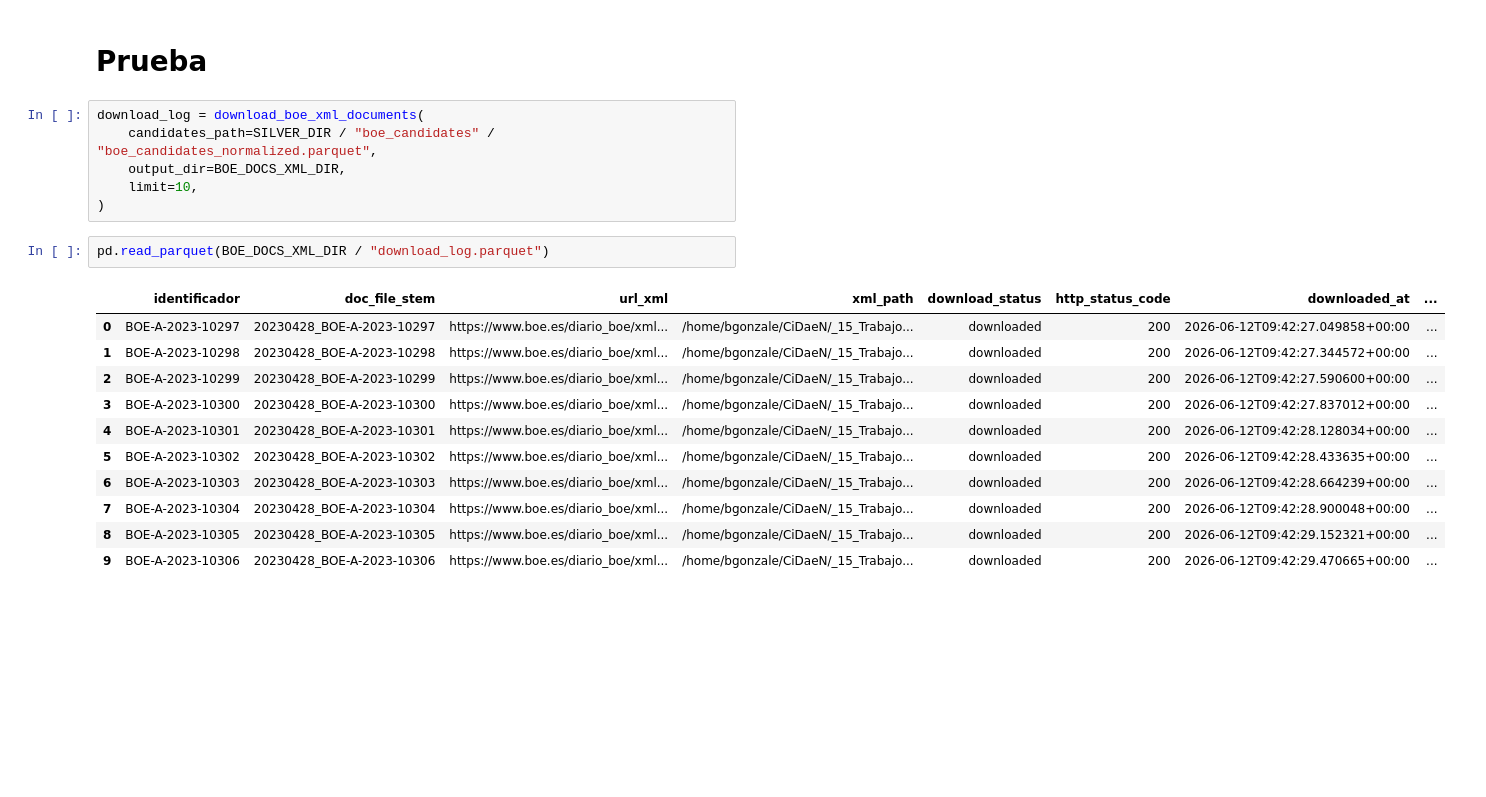
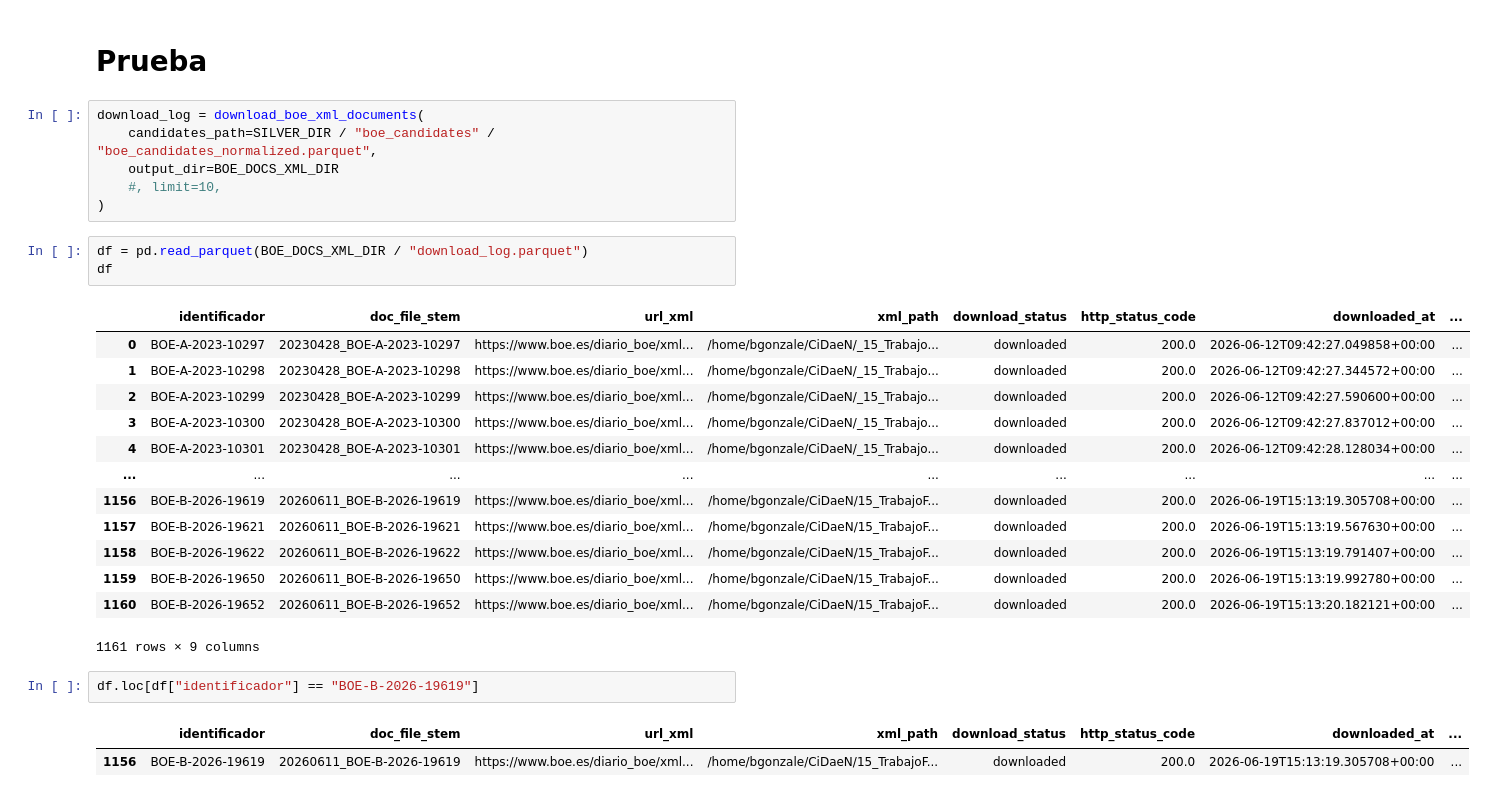
Before and after one commit to bererei/tfm-renewables-permitting-tracker, a Jupyter notebook: notebooks/04_texto_candidatos_xml.ipynb, the cells around one changed output. Saved outputs shown, nothing was run; the diff lists cells and outputs as text; blank space fills up the shorter version.

```diff
--- a/notebooks/04_texto_candidatos_xml.ipynb
+++ b/notebooks/04_texto_candidatos_xml.ipynb
@@ -134,20 +134,28 @@ def download_boe_xml_documents(
 # %%
 download_log = download_boe_xml_documents(
     candidates_path=SILVER_DIR / "boe_candidates" / "boe_candidates_normalized.parquet",
-    output_dir=BOE_DOCS_XML_DIR,
-    limit=10,
+    output_dir=BOE_DOCS_XML_DIR
+    #, limit=10,
 )
 # %%
-pd.read_parquet(BOE_DOCS_XML_DIR / "download_log.parquet")
+df = pd.read_parquet(BOE_DOCS_XML_DIR / "download_log.parquet")
+df
 # %% [output]
 |  | identificador | doc_file_stem | url_xml | xml_path | download_status | http_status_code | downloaded_at | ... |
-| 0 | BOE-A-2023-10297 | 20230428_BOE-A-2023-10297 | https://www.boe.es/diario_boe/xml... | /home/bgonzale/CiDaeN/_15_Trabajo... | downloaded | 200 | 2026-06-12T09:42:27.049858+00:00 | ... |
-| 1 | BOE-A-2023-10298 | 20230428_BOE-A-2023-10298 | https://www.boe.es/diario_boe/xml... | /home/bgonzale/CiDaeN/_15_Trabajo... | downloaded | 200 | 2026-06-12T09:42:27.344572+00:00 | ... |
-| 2 | BOE-A-2023-10299 | 20230428_BOE-A-2023-10299 | https://www.boe.es/diario_boe/xml... | /home/bgonzale/CiDaeN/_15_Trabajo... | downloaded | 200 | 2026-06-12T09:42:27.590600+00:00 | ... |
-| 3 | BOE-A-2023-10300 | 20230428_BOE-A-2023-10300 | https://www.boe.es/diario_boe/xml... | /home/bgonzale/CiDaeN/_15_Trabajo... | downloaded | 200 | 2026-06-12T09:42:27.837012+00:00 | ... |
-| 4 | BOE-A-2023-10301 | 20230428_BOE-A-2023-10301 | https://www.boe.es/diario_boe/xml... | /home/bgonzale/CiDaeN/_15_Trabajo... | downloaded | 200 | 2026-06-12T09:42:28.128034+00:00 | ... |
-| 5 | BOE-A-2023-10302 | 20230428_BOE-A-2023-10302 | https://www.boe.es/diario_boe/xml... | /home/bgonzale/CiDaeN/_15_Trabajo... | downloaded | 200 | 2026-06-12T09:42:28.433635+00:00 | ... |
-| 6 | BOE-A-2023-10303 | 20230428_BOE-A-2023-10303 | https://www.boe.es/diario_boe/xml... | /home/bgonzale/CiDaeN/_15_Trabajo... | downloaded | 200 | 2026-06-12T09:42:28.664239+00:00 | ... |
-| 7 | BOE-A-2023-10304 | 20230428_BOE-A-2023-10304 | https://www.boe.es/diario_boe/xml... | /home/bgonzale/CiDaeN/_15_Trabajo... | downloaded | 200 | 2026-06-12T09:42:28.900048+00:00 | ... |
-| 8 | BOE-A-2023-10305 | 20230428_BOE-A-2023-10305 | https://www.boe.es/diario_boe/xml... | /home/bgonzale/CiDaeN/_15_Trabajo... | downloaded | 200 | 2026-06-12T09:42:29.152321+00:00 | ... |
-| 9 | BOE-A-2023-10306 | 20230428_BOE-A-2023-10306 | https://www.boe.es/diario_boe/xml... | /home/bgonzale/CiDaeN/_15_Trabajo... | downloaded | 200 | 2026-06-12T09:42:29.470665+00:00 | ... |
+| 0 | BOE-A-2023-10297 | 20230428_BOE-A-2023-10297 | https://www.boe.es/diario_boe/xml... | /home/bgonzale/CiDaeN/_15_Trabajo... | downloaded | 200.0 | 2026-06-12T09:42:27.049858+00:00 | ... |
+| 1 | BOE-A-2023-10298 | 20230428_BOE-A-2023-10298 | https://www.boe.es/diario_boe/xml... | /home/bgonzale/CiDaeN/_15_Trabajo... | downloaded | 200.0 | 2026-06-12T09:42:27.344572+00:00 | ... |
+| 2 | BOE-A-2023-10299 | 20230428_BOE-A-2023-10299 | https://www.boe.es/diario_boe/xml... | /home/bgonzale/CiDaeN/_15_Trabajo... | downloaded | 200.0 | 2026-06-12T09:42:27.590600+00:00 | ... |
+| 3 | BOE-A-2023-10300 | 20230428_BOE-A-2023-10300 | https://www.boe.es/diario_boe/xml... | /home/bgonzale/CiDaeN/_15_Trabajo... | downloaded | 200.0 | 2026-06-12T09:42:27.837012+00:00 | ... |
+| 4 | BOE-A-2023-10301 | 20230428_BOE-A-2023-10301 | https://www.boe.es/diario_boe/xml... | /home/bgonzale/CiDaeN/_15_Trabajo... | downloaded | 200.0 | 2026-06-12T09:42:28.128034+00:00 | ... |
+| ... | ... | ... | ... | ... | ... | ... | ... | ... |
+| 1156 | BOE-B-2026-19619 | 20260611_BOE-B-2026-19619 | https://www.boe.es/diario_boe/xml... | /home/bgonzale/CiDaeN/15_TrabajoF... | downloaded | 200.0 | 2026-06-19T15:13:19.305708+00:00 | ... |
+| 1157 | BOE-B-2026-19621 | 20260611_BOE-B-2026-19621 | https://www.boe.es/diario_boe/xml... | /home/bgonzale/CiDaeN/15_TrabajoF... | downloaded | 200.0 | 2026-06-19T15:13:19.567630+00:00 | ... |
+| 1158 | BOE-B-2026-19622 | 20260611_BOE-B-2026-19622 | https://www.boe.es/diario_boe/xml... | /home/bgonzale/CiDaeN/15_TrabajoF... | downloaded | 200.0 | 2026-06-19T15:13:19.791407+00:00 | ... |
+| 1159 | BOE-B-2026-19650 | 20260611_BOE-B-2026-19650 | https://www.boe.es/diario_boe/xml... | /home/bgonzale/CiDaeN/15_TrabajoF... | downloaded | 200.0 | 2026-06-19T15:13:19.992780+00:00 | ... |
+| 1160 | BOE-B-2026-19652 | 20260611_BOE-B-2026-19652 | https://www.boe.es/diario_boe/xml... | /home/bgonzale/CiDaeN/15_TrabajoF... | downloaded | 200.0 | 2026-06-19T15:13:20.182121+00:00 | ... |
+1161 rows × 9 columns
+# %%
+df.loc[df["identificador"] == "BOE-B-2026-19619"]
+# %% [output]
+|  | identificador | doc_file_stem | url_xml | xml_path | download_status | http_status_code | downloaded_at | ... |
+| 1156 | BOE-B-2026-19619 | 20260611_BOE-B-2026-19619 | https://www.boe.es/diario_boe/xml... | /home/bgonzale/CiDaeN/15_TrabajoF... | downloaded | 200.0 | 2026-06-19T15:13:19.305708+00:00 | ... |
```
Also changed, not shown: 4 other files.
